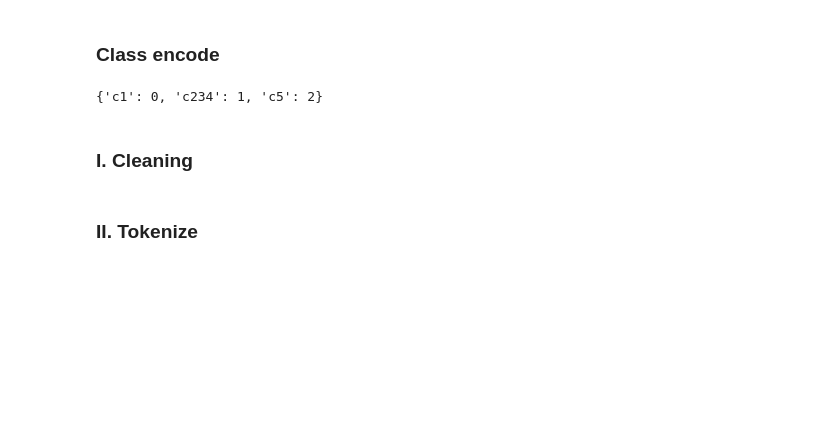
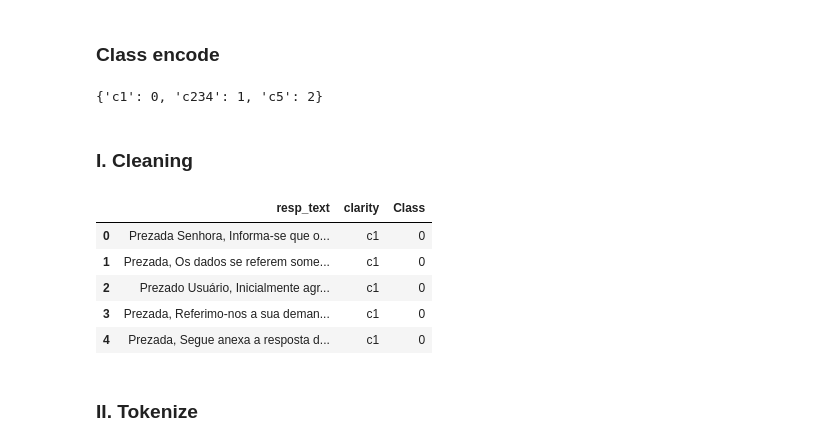
Before and after one commit to felmateos/text-clarity-classifier, a Jupyter notebook: PreProcessPipeline.ipynb, the cells around one changed output. Drawn from its saved outputs; the diff is of its cells as text; code cells hidden in the pictures; blank space fills up the shorter version.

```diff
--- a/PreProcessPipeline.ipynb
+++ b/PreProcessPipeline.ipynb
@@ -66,3 +66,13 @@ df['Class'] = df['clarity'].map(label_map)
 ### I. Cleaning
 # %%
 import string
+# %%
+df.sort_values(by='clarity', ascending=True, inplace=True, ignore_index=True)
+df.head()
+# %% [output]
+|  | resp_text | clarity | Class |
+| 0 | Prezada Senhora, Informa-se que o... | c1 | 0 |
+| 1 | Prezada, Os dados se referem some... | c1 | 0 |
+| 2 | Prezado Usuário, Inicialmente agr... | c1 | 0 |
+| 3 | Prezada, Referimo-nos a sua deman... | c1 | 0 |
+| 4 | Prezada, Segue anexa a resposta d... | c1 | 0 |
```
Also changed, not shown: parts of 4 cells of this notebook, 9 other files.
